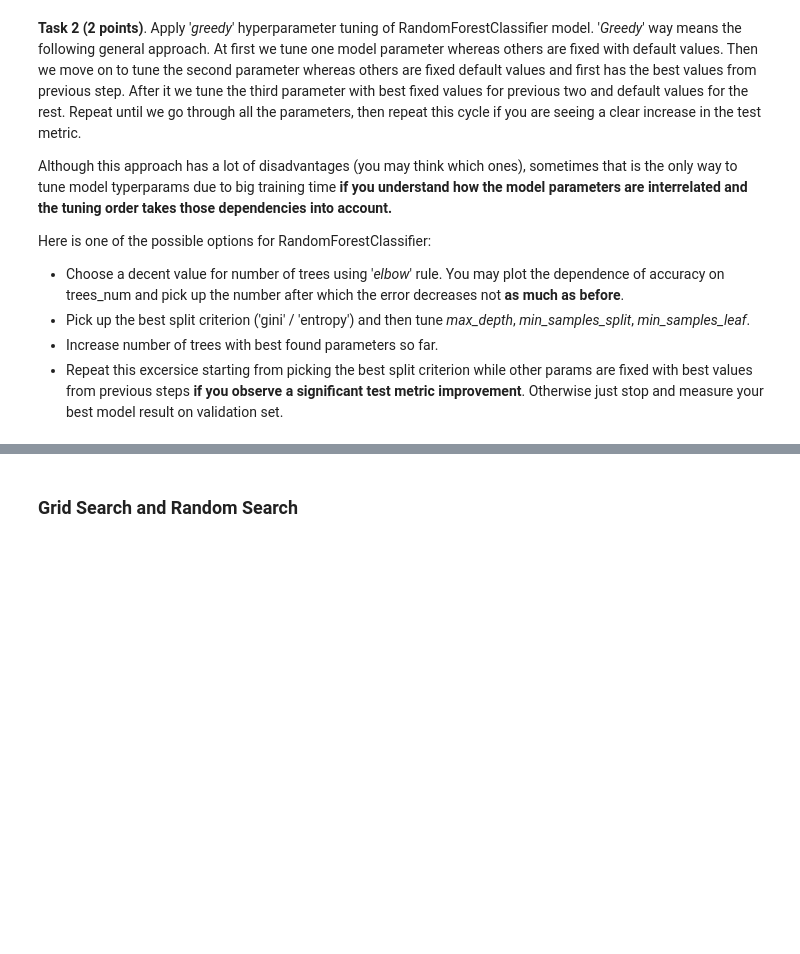
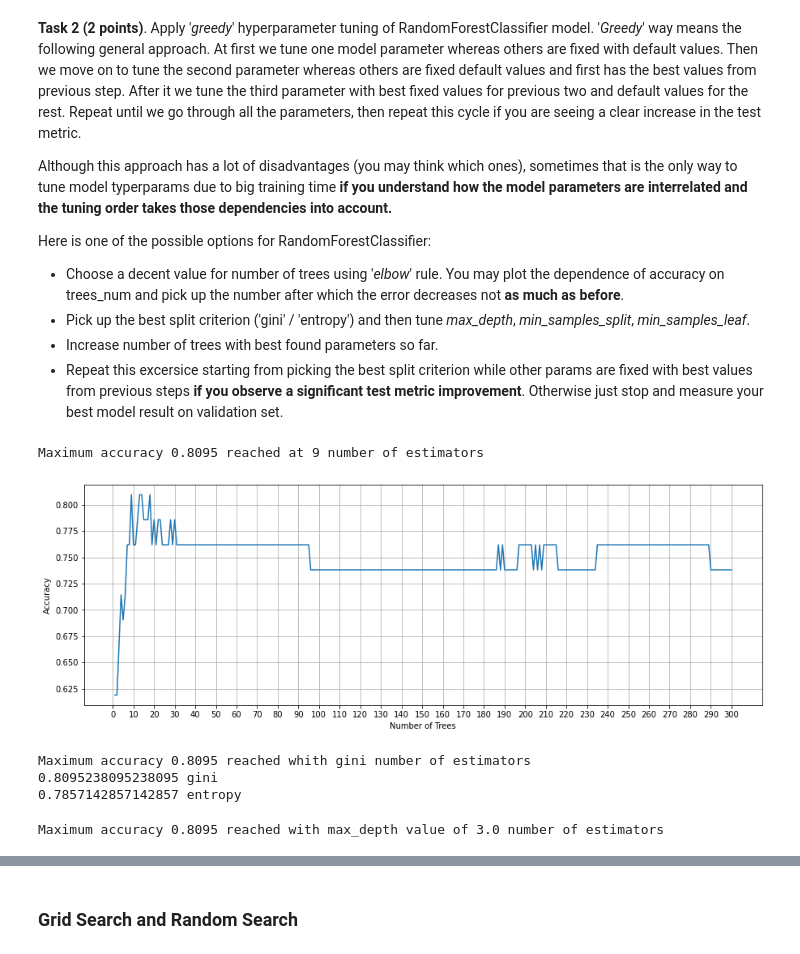
Before and after one commit to BoGodAkim/Task6_ml, a Jupyter notebook: rf_classifier.ipynb, the cells around one changed output, grey strips where cells are left out. Cells and saved outputs as stored; diff of their text form; code cells hidden in the pictures; blank space fills up the shorter version.

```diff
--- a/rf_classifier.ipynb
+++ b/rf_classifier.ipynb
@@ -292,7 +293,7 @@ Accuracy score is: 0.7380952380952381
 # %% [markdown]
 # Random forest
 # %%
-class RandomForestClassifier(object):
+class RandomForest(object):
     """
     A random forest classifier.
     A random forest is a meta estimator that fits a number of decision tree
@@ -412,14 +413,14 @@ class RandomForestClassifier(object):
 # %% [markdown]
 Fit two models with "n_estimators=10" and "n_estimators=100" hyperparameters. Explain the results.
 # %%
-model = RandomForestClassifier(n_estimators=10, max_depth=None, n_features=None, criterion="entropy")
+model = RandomForest(n_estimators=10, max_depth=None, n_features=None, criterion="entropy")
 model.fit(X_train, y_train)
 y_pred = model.predict(X_test)
 print(f"Accuracy score is: {accuracy_score(y_test, y_pred)}")
 # %% [output]
 Accuracy score is: 0.7380952380952381
 # %%
-model = RandomForestClassifier(n_estimators=100, max_depth=None, n_features=None, criterion="entropy")
+model = RandomForest(n_estimators=100, max_depth=None, n_features=None, criterion="entropy")
 model.fit(X_train, y_train)
 y_pred = model.predict(X_test)
 print(f"Accuracy score is: {accuracy_score(y_test, y_pred)}")
@@ -452,0 +455,48 @@ Here is one of the possible options for RandomForestClassifier:
+# %%
+scores = [[],[]]
+for n in np.linspace(1, 300, 300, dtype=int):
+    clf = RandomForestClassifier(n_estimators=n, random_state=42)
+    clf.fit(X_train_my, y_train_my)
+    accuracy_score = clf.score(X_test_my, y_test_my)
+    scores[0].append(accuracy_score)
+    scores[1].append(n)
+# %%
+print(f'Maximum accuracy {max(scores[0]):.4f} reached at {scores[1][scores[0].index(max(scores[0]))]} number of estimators')
+# %% [output]
+Maximum accuracy 0.8095 reached at 9 number of estimators
+# %%
+plt.figure(figsize=(15,5))
+plt.plot(scores[1], scores[0])
+plt.xticks(np.arange(0, 310, step=10))
+plt.grid()
+plt.xlabel('Number of Trees')
+plt.ylabel('Accuracy')
+plt.show()
+# %% [output]
+[figure, added]
+# %%
+scores = [[],[]]
+for i in ['gini', 'entropy']:
+    clf = RandomForestClassifier(n_estimators=9, criterion=i, random_state=42)
+    clf.fit(X_train_my, y_train_my)
+    accuracy_score = clf.score(X_test_my, y_test_my)
+    scores[0].append(accuracy_score)
+    scores[1].append(i)
+print(f'Maximum accuracy {max(scores[0]):.4f} reached whith {scores[1][scores[0].index(max(scores[0]))]} number of estimators')
+print(scores[0][0],scores[1][0])
+print(scores[0][1],scores[1][1])
+# %% [output]
+Maximum accuracy 0.8095 reached whith gini number of estimators
+0.8095238095238095 gini
+0.7857142857142857 entropy
+# %%
+scores = [[],[]]
+for i in np.linspace(1, 300, 300):
+    clf = RandomForestClassifier(n_estimators=9, criterion='gini', max_depth=i, random_state=42)
+    clf.fit(X_train_my, y_train_my)
+    accuracy_score = clf.score(X_test_my, y_test_my)
+    scores[0].append(accuracy_score)
+    scores[1].append(i)
+print(f'Maximum accuracy {max(scores[0]):.4f} reached with max_depth value of {scores[1][scores[0].index(max(scores[0]))]} number of estimators')
+# %% [output]
+Maximum accuracy 0.8095 reached with max_depth value of 3.0 number of estimators
```
Also changed, not shown: parts of 20 cells of this notebook.
